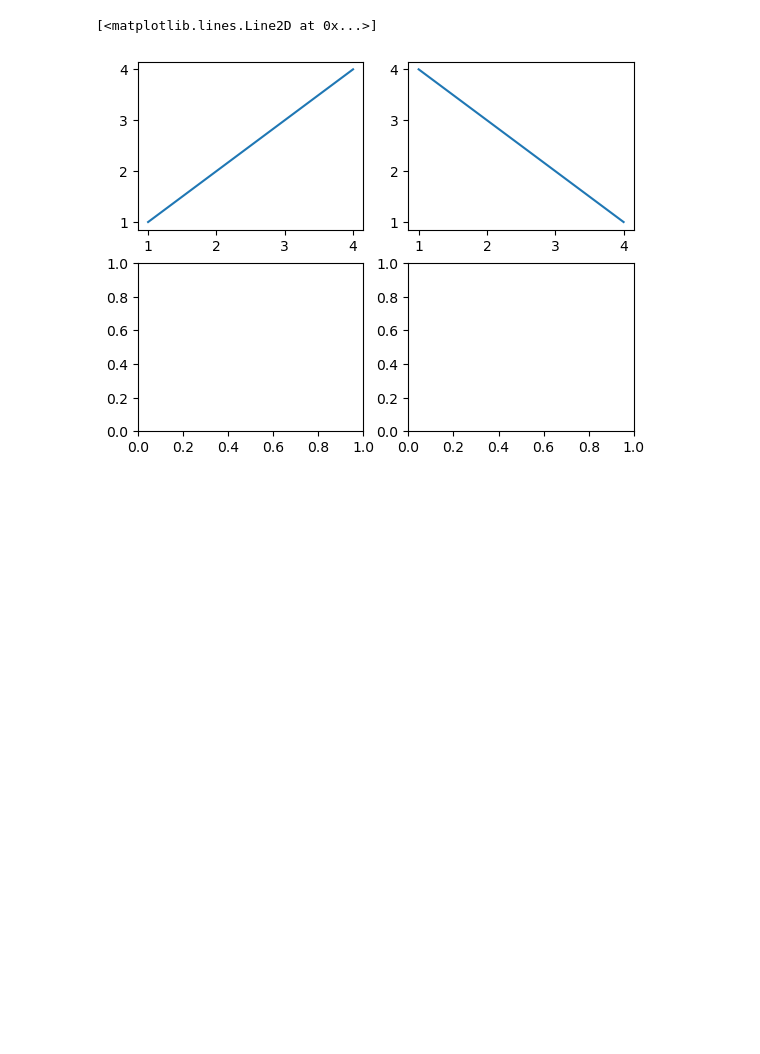
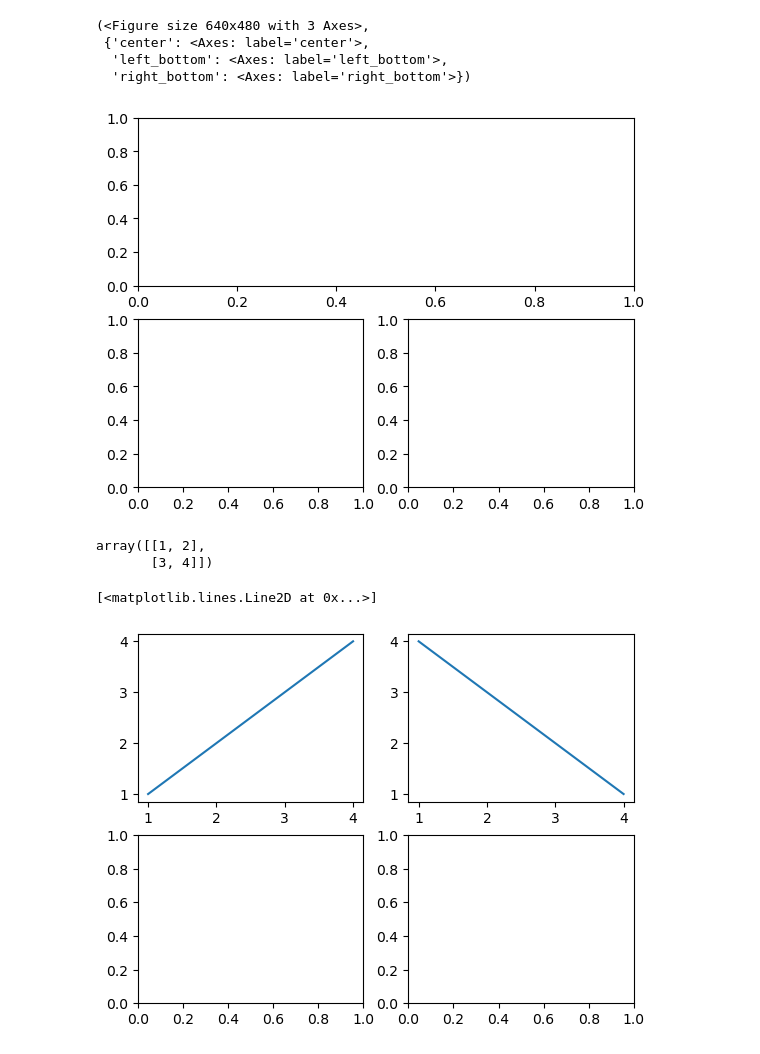
Before and after one commit to ZhouJianzj/machinc_learning, a Jupyter notebook: pythonBase/matplotlib/1.getStart.ipynb, the cells around one changed output. Drawn from its saved outputs; the diff is of its cells as text; code cells hidden in the pictures; blank space fills up the shorter version.

```diff
--- a/pythonBase/matplotlib/1.getStart.ipynb
+++ b/pythonBase/matplotlib/1.getStart.ipynb
@@ -9,3 +21,20 @@ plt.show()
+# %%
+plt.subplot_mosaic([['center', 'center'],
+                               ['left_bottom', 'right_bottom']])
+# %% [output]
+(<Figure size 640x480 with 3 Axes>,
+ {'center': <Axes: label='center'>,
+  'left_bottom': <Axes: label='left_bottom'>,
+  'right_bottom': <Axes: label='right_bottom'>})
+[figure, added]
+# %%
+# 举证转换成数据
+import numpy as np
+b = np.matrix([[1, 2], [3, 4]])
+np.asarray(b)
+# %% [output]
+array([[1, 2],
+       [3, 4]])
 # %%
 #设置多个子图
 fig, axs = plt.subplots(nrows=2, ncols=2)
```
Also changed, not shown: parts of 3 cells of this notebook, 41 other files.
